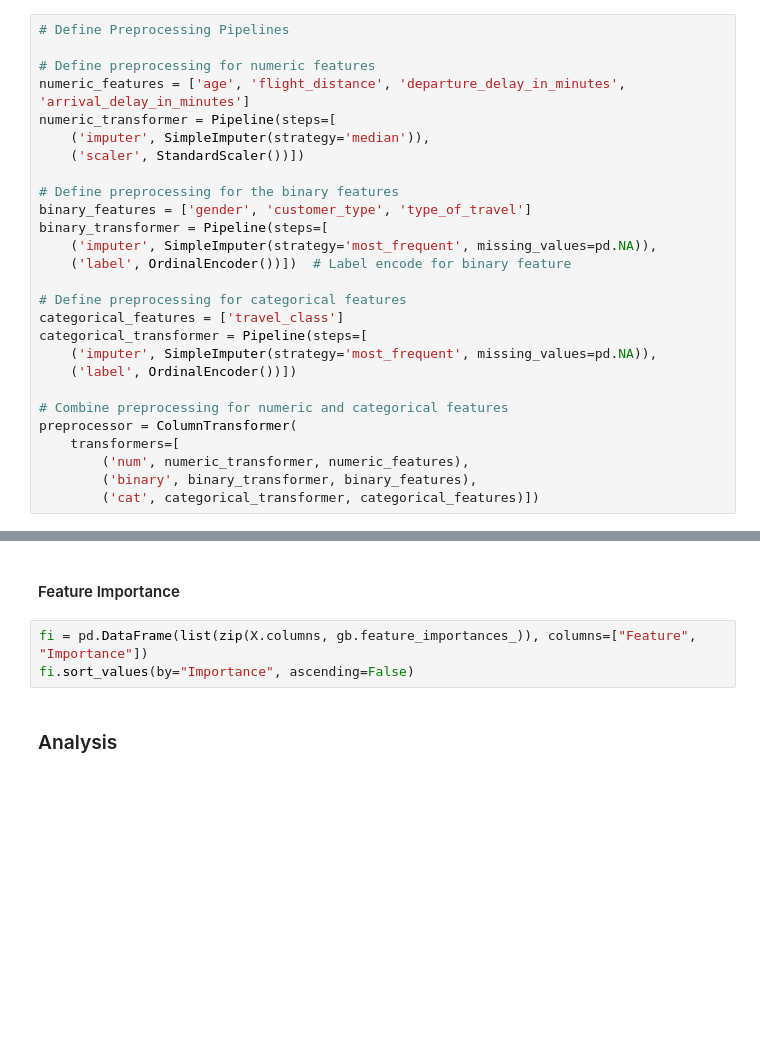
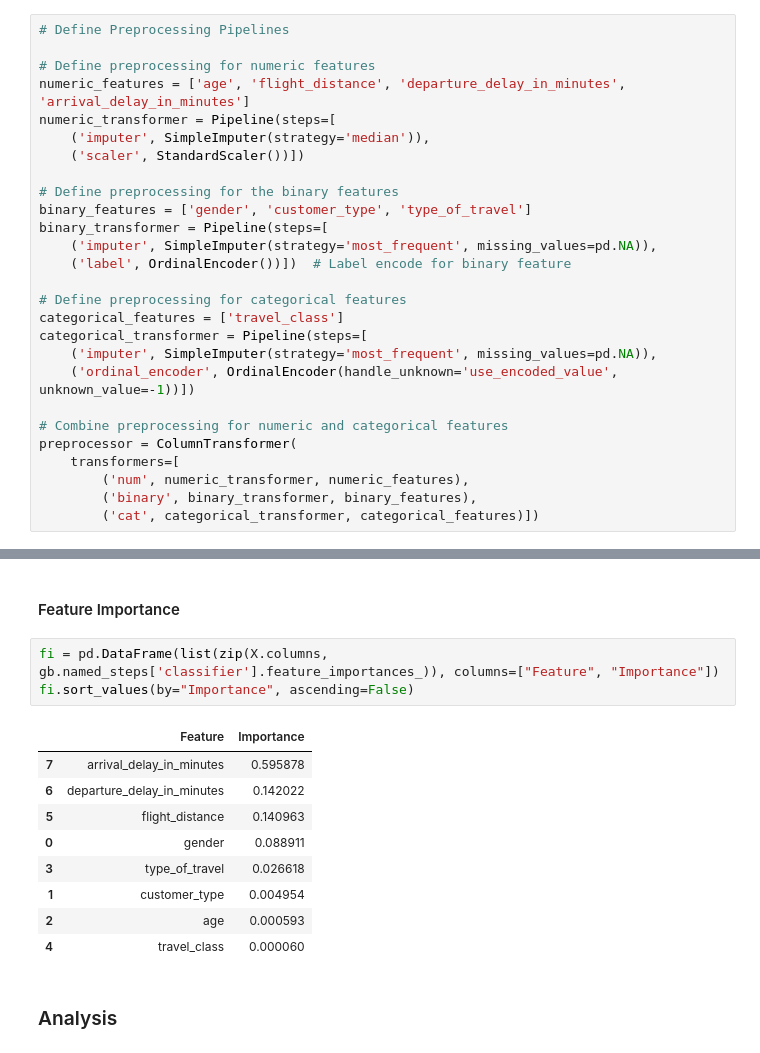
Before and after one commit to martabaker/ds_project_4, a Jupyter notebook: Notebooks/Modeling_Marta.ipynb, the cells around one changed output, grey strips where cells are left out. Cells and saved outputs as stored; diff of their text form; blank space fills up the shorter version.

```diff
--- a/Notebooks/Modeling_Marta.ipynb
+++ b/Notebooks/Modeling_Marta.ipynb
@@ -1386,7 +1410,7 @@ binary_transformer = Pipeline(steps=[
 categorical_features = ['travel_class']
 categorical_transformer = Pipeline(steps=[
     ('imputer', SimpleImputer(strategy='most_frequent', missing_values=pd.NA)),
-    ('label', OrdinalEncoder())])
+    ('ordinal_encoder', OrdinalEncoder(handle_unknown='use_encoded_value', unknown_value=-1))])
 
 # Combine preprocessing for numeric and categorical features
 preprocessor = ColumnTransformer(
@@ -1494,7 +1700,17 @@ classModel(lgbm, X_train, X_test, y_train, y_test)
 # %% [markdown]
 #### Feature Importance
 # %%
-fi = pd.DataFrame(list(zip(X.columns, gb.feature_importances_)), columns=["Feature", "Importance"])
+fi = pd.DataFrame(list(zip(X.columns, gb.named_steps['classifier'].feature_importances_)), columns=["Feature", "Importance"])
 fi.sort_values(by="Importance", ascending=False)
+# %% [output]
+|  | Feature | Importance |
+| 7 | arrival_delay_in_minutes | 0.595878 |
+| 6 | departure_delay_in_minutes | 0.142022 |
+| 5 | flight_distance | 0.140963 |
+| 0 | gender | 0.088911 |
+| 3 | type_of_travel | 0.026618 |
+| 1 | customer_type | 0.004954 |
+| 2 | age | 0.000593 |
+| 4 | travel_class | 0.000060 |
 # %% [markdown]
 ### Analysis
```
Also changed, not shown: parts of 21 cells of this notebook.
